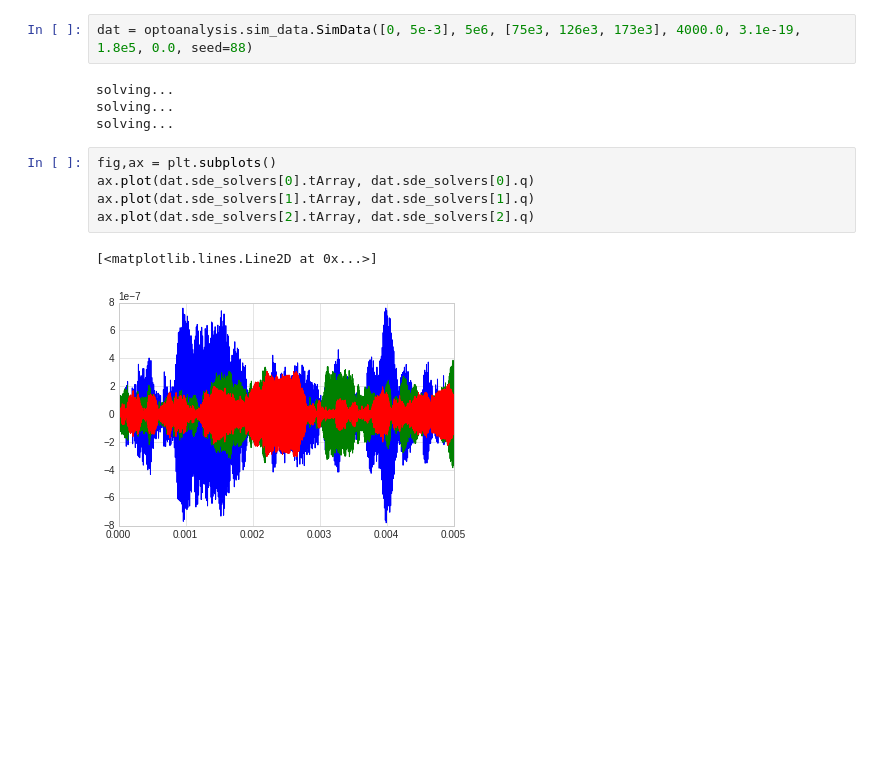
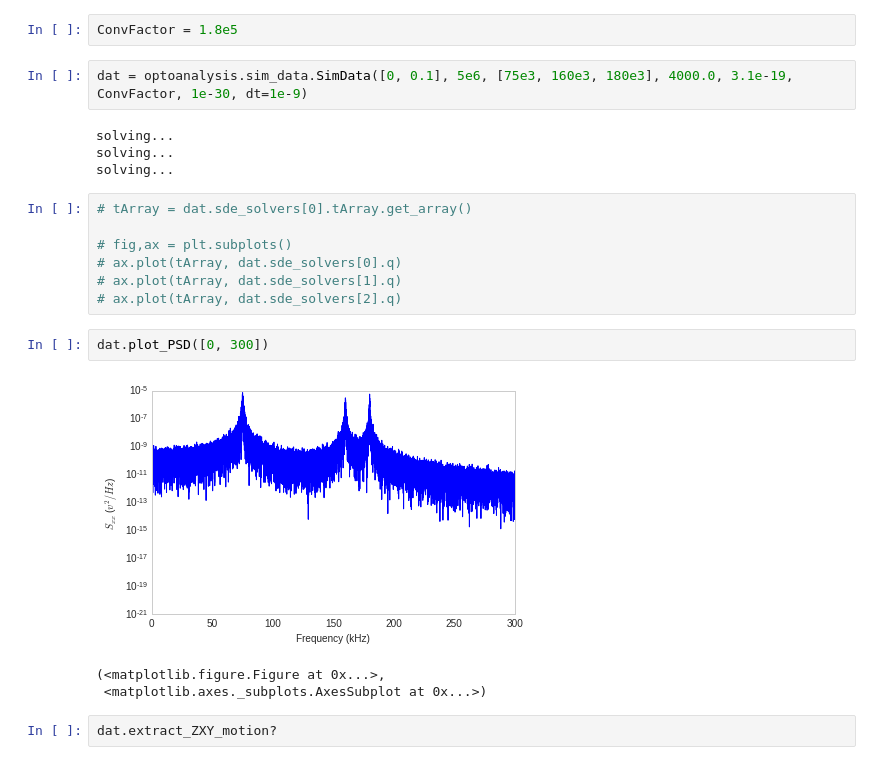
Before and after one commit to AshleySetter/optoanalysis, a Jupyter notebook: sim_data_usage_demo.ipynb, the cells around one changed output. Cells and saved outputs as stored; diff of their text form; blank space fills up the shorter version.

Commit message:
add notebook where I gen data from SDE solver and apply fitting and extract_motion

```diff
--- a/sim_data_usage_demo.ipynb
+++ b/sim_data_usage_demo.ipynb
@@ -3,17 +3,26 @@
 import matplotlib.pyplot as plt
 from IPython.display import display
 import optoanalysis
+# %%
+ConvFactor = 1.8e5
 # %%
-dat = optoanalysis.sim_data.SimData([0, 5e-3], 5e6, [75e3, 126e3, 173e3], 4000.0, 3.1e-19, 1.8e5, 0.0, seed=88)
+dat = optoanalysis.sim_data.SimData([0, 0.1], 5e6, [75e3, 160e3, 180e3], 4000.0, 3.1e-19, ConvFactor, 1e-30, dt=1e-9)
 # %% [output]
 solving...
 solving...
 solving...
 # %%
-fig,ax = plt.subplots()
-ax.plot(dat.sde_solvers[0].tArray, dat.sde_solvers[0].q)
-ax.plot(dat.sde_solvers[1].tArray, dat.sde_solvers[1].q)
-ax.plot(dat.sde_solvers[2].tArray, dat.sde_solvers[2].q)
+# tArray = dat.sde_solvers[0].tArray.get_array()
+
+# fig,ax = plt.subplots()
+# ax.plot(tArray, dat.sde_solvers[0].q)
+# ax.plot(tArray, dat.sde_solvers[1].q)
+# ax.plot(tArray, dat.sde_solvers[2].q)
-# %% [output]
-[<matplotlib.lines.Line2D at 0x...>]
-[figure, removed]
+# %%
+dat.plot_PSD([0, 300])
+# %% [output]
+[figure, added]
+(<matplotlib.figure.Figure at 0x...>,
+ <matplotlib.axes._subplots.AxesSubplot at 0x...>)
+# %%
+dat.extract_ZXY_motion?
```
Also changed, not shown: parts of 11 cells of this notebook.
